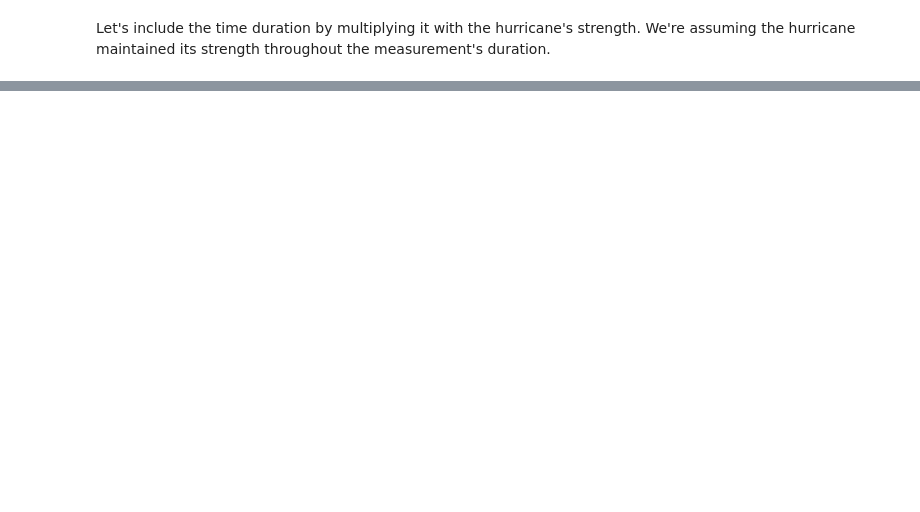
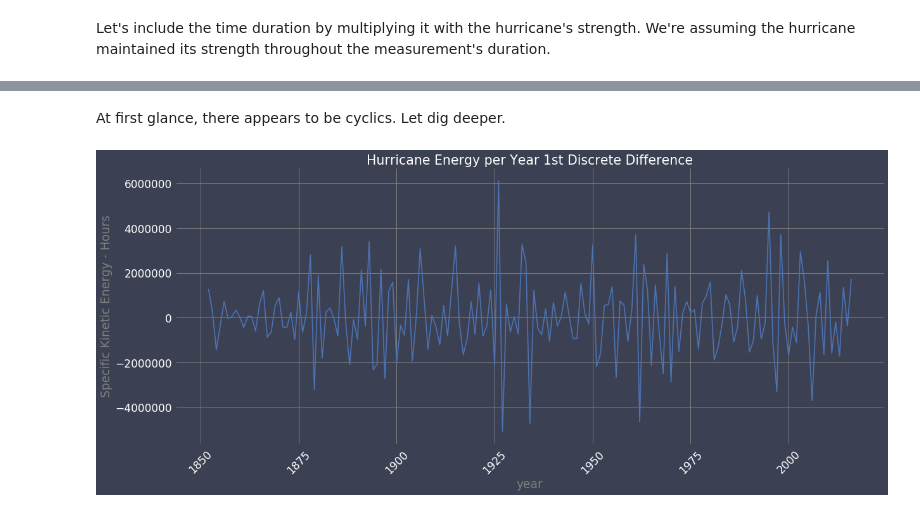
Before and after one commit to blane07/altantic-hurricane-paths, a Jupyter notebook: hurricane-path-predictor.ipynb, the cells around one changed output, grey strips where cells are left out. Saved outputs shown, nothing was run; the diff lists cells and outputs as text; code cells hidden in the pictures; blank space fills up the shorter version.

```diff
--- a/hurricane-path-predictor.ipynb
+++ b/hurricane-path-predictor.ipynb
@@ -364,0 +360,10 @@ HU_energy_year.plot(figsize=(20, 8),
+# %% [markdown]
+At first glance, there appears to be cyclics. Let dig deeper.
+# %%
+HU_energy_year.loc[:, 'KE-hour-diff'] = HU_energy_year.diff()
+HU_energy_year['KE-hour-diff'][1:].plot(figsize=(20, 8),
+                                        rot=45,
+                                        title='Hurricane Energy per Year 1st Discrete Difference')
+plt.ylabel('Specific Kinetic Energy - Hours');
+# %% [output]
+[figure, added]
```
Also changed, not shown: parts of 46 cells of this notebook.
